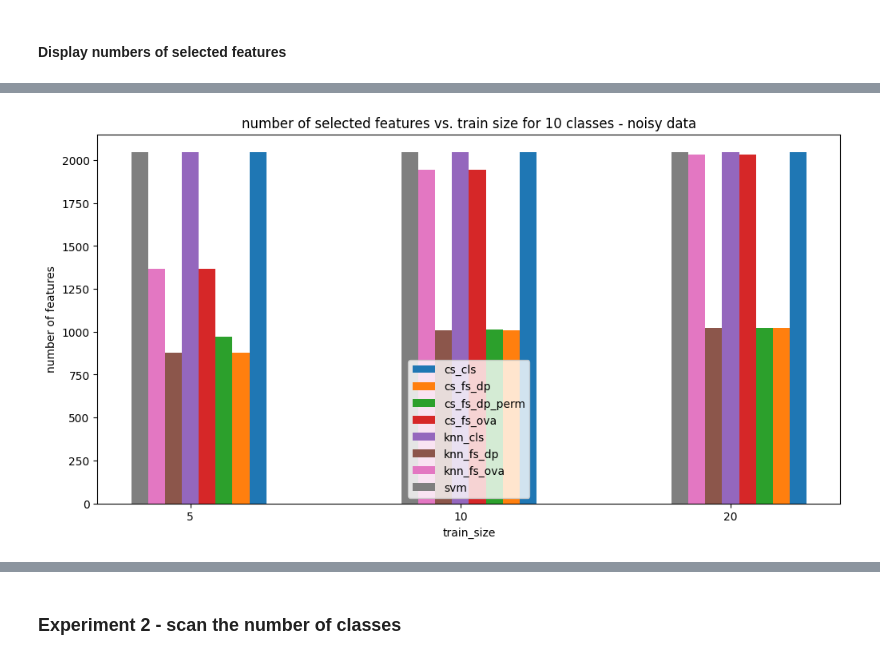
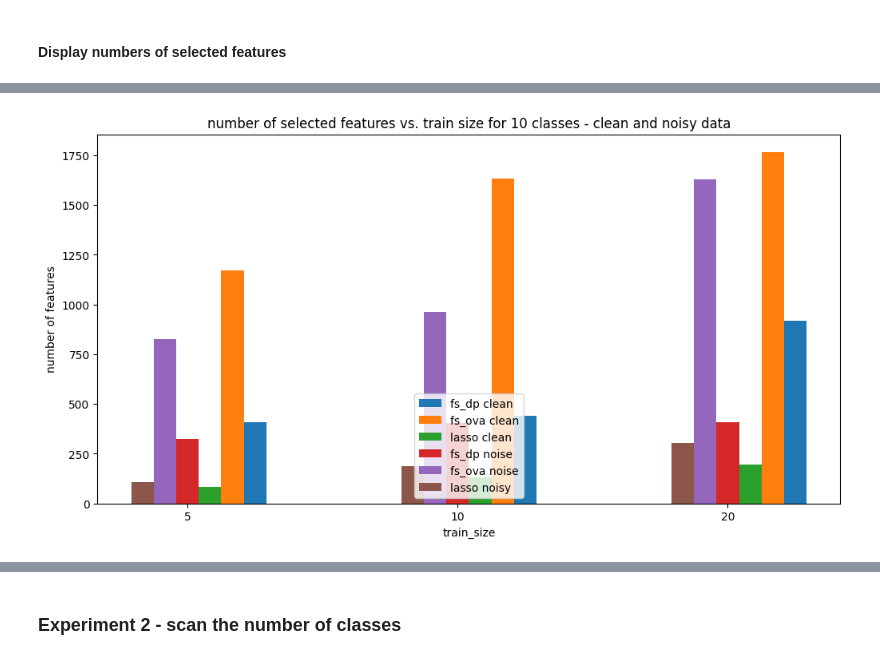
Before and after one commit to roei-go/HC-feature-selection, a Jupyter notebook: experiments/Code/cub_classification.ipynb, the cells around one changed output, grey strips where cells are left out. Saved outputs shown, nothing was run; the diff lists cells and outputs as text; code cells hidden in the pictures.

```diff
--- a/experiments/Code/cub_classification.ipynb
+++ b/experiments/Code/cub_classification.ipynb
@@ -61,5 +71,5 @@ labels shape = (3000,)
 # %%
-test_images, test_labels = get_images_from_supervised_set(birds_ds[1], label_set)
+test_images, test_labels = get_images_from_supervised_set(birds_ds[1], label_set,img_size=[224,224])
 print(f"images shape = {test_images.shape}")
 print(f"labels shape = {test_labels.shape}")
 # %% [output]
@@ -137,0 +301,13 @@ ________________________________________________________________________________
+# %%
+model_name = 'ConvNeXtTiny'
+# resnet_v2 expects pixel values in [-1, 1], but the pixel values in images are in [0, 255].
+# To rescale them, use the preprocessing method included with the model.
+preprocess_input = tf.keras.applications.efficientnet_v2.preprocess_input
+# define an average pooling layer that will extract a single feature from each of the 2048 4x4 feature maps in the last layer of the base model
+global_average_layer = tf.keras.layers.GlobalAveragePooling2D()
+# Create the base model from the pre-trained model
+base_model = tf.keras.applications.ConvNeXtTiny(input_shape=train_images.shape[1:],
+                                               include_top=False,
+                                               weights='imagenet')
+base_model.trainable = False
+base_model.summary()
@@ -177,18 +398,25 @@ labels = [ 0  1  2  3  4  5  6  7  8  9 10 11 12 13 14 15 16 17 18 19 20 21 22 2
 # %%
 # optimize a SVM classifier to the train data
 svm_search_space = {'C' : hp.uniform('C',0.1,10),
-                        'kernel': hp.choice('kernel',['linear', 'poly', 'rbf', 'sigmoid']),
+                        'kernel': hp.choice('kernel',['linear', 'poly', 'rbf', 'sigmoid']), #
                         'degree' : hp.choice('degree',list(range(1,10)))}
 # sample a label set
-label_set = np.random.choice(a=np.unique(y_train),size=5,replace=False)
+num_classes = 10
+label_set = np.random.choice(a=np.unique(y_train),size=num_classes,replace=False)
 smpl_idx = []
 for l in label_set:
     cls_idcs = np.squeeze(np.argwhere(y_train == l))
     smpl_idx.extend(list(cls_idcs))
-svm_X_train = X_train[smpl_idx]
-svm_y_train = y_train[smpl_idx]
+svm_X_train, _, svm_y_train, _ = train_test_split(X_train[smpl_idx], y_train[smpl_idx], train_size=10*num_classes, stratify=y_train[smpl_idx])
 
-hyper_opt = model_hypopt(model=SVC,param_space=svm_search_space,X_train=svm_X_train, y_train=svm_y_train)
-best_params = hyper_opt.run()
+# find hyper-parameters for the svm
+hyper_opt = model_hypopt(model=SVC,param_space=svm_search_space,X_train=svm_X_train, y_train=svm_y_train, iterations=100)
+svm_best_params = hyper_opt.run()
+# tune a lasso classifier
+lasso_search_space = {'C' : hp.uniform('C',0.001,10),
+                          'penalty' : 'l1',
+                          'solver' : 'liblinear'}
+hyper_opt = model_hypopt(model=LogisticRegression, param_space=lasso_search_space, X_train=svm_X_train, y_train=svm_y_train, iterations=100)
+lasso_best_params = hyper_opt.run()
 # %%
 from lib.feature_selection import FeatureSelectionDiversityPursuitAnova,FeatureSelectionOneVsAllAnova, FeatureSelectionDiversityPursuitPermutation
@@ -298,11 +582,11 @@ bar_plot_scores(scores=np.mean(num_features,axis=2),
 # %%
-# plotting results for the noisy data
-from utils.visualization import bar_plot_scores
-bar_plot_scores(scores=np.mean(num_features_w_noise,axis=2),
-                bar_labels=bar_labels,
+# show the number of features from the clean and the noisy data side by side
+num_features_agg = np.concatenate((num_features[[1,2,4],:,:], num_features_w_noise[[1,2,4],:,:]), axis=0)
+bar_plot_scores(scores=np.mean(num_features_agg,axis=2),
+                bar_labels=['fs_dp clean', 'fs_ova clean', 'lasso clean', 'fs_dp noise', 'fs_ova noise', 'lasso noisy'],
                 xticklabels=train_sizes,
                 xlabel='train_size',
                 ylabel='number of features',
-                title=f'number of selected features vs. train size for {num_classes} classes - noisy data')
+                title=f'number of selected features vs. train size for {num_classes} classes - clean and noisy data')
 # %% [output]
-[figure, old version]
+[figure, new version]
```
Also changed, not shown: parts of 38 cells of this notebook, 6 other files.
